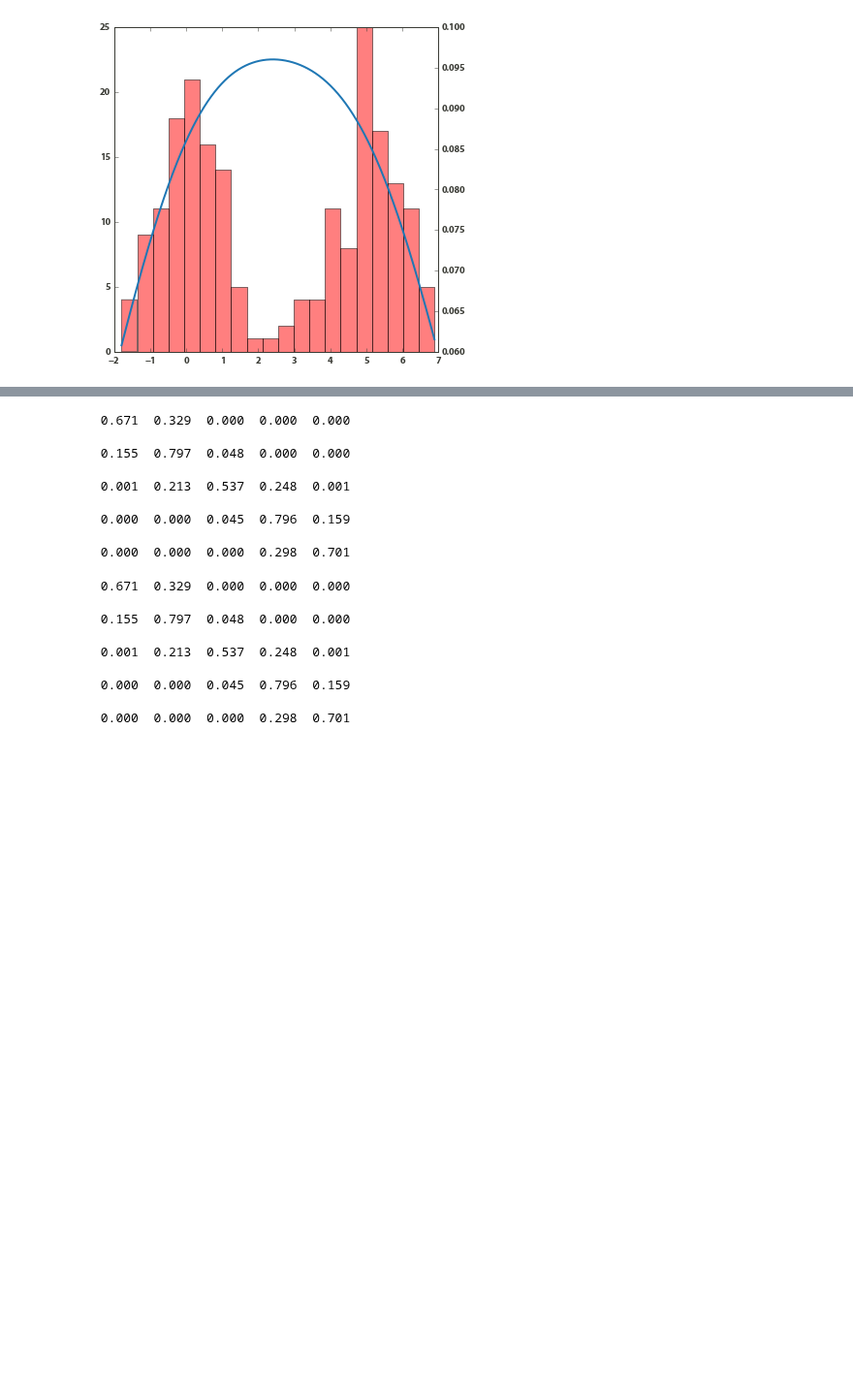
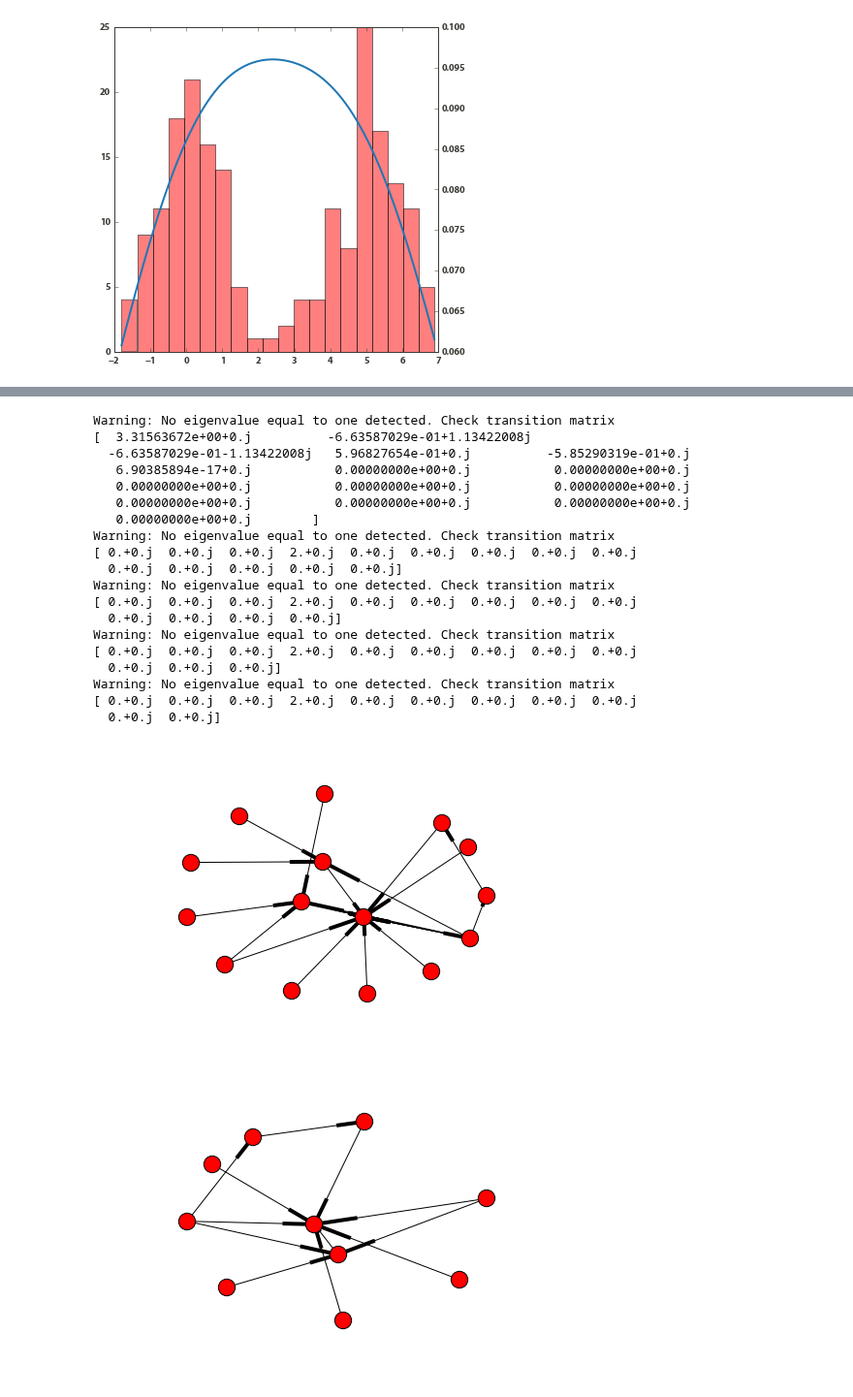
Before and after one commit to williamgilpin/netsim, a Jupyter notebook: simple_models.ipynb, the cells around one changed output, grey strips where cells are left out. Shown at 97% size. Cells and saved outputs as stored; diff of their text form; code cells hidden in the pictures; blank space fills up the shorter version.

```diff
--- a/simple_models.ipynb
+++ b/simple_models.ipynb
@@ -580,28 +517,41 @@ Warning: No eigenvalue equal to one detected. Check transition matrix
-# %%
-matprint(renorm(tmat))
-# %% [output]
- 0.671  0.329  0.000  0.000  0.000
-
- 0.155  0.797  0.048  0.000  0.000
-
- 0.001  0.213  0.537  0.248  0.001
-
- 0.000  0.000  0.045  0.796  0.159
-
- 0.000  0.000  0.000  0.298  0.701
-# %%
-tmat2 = copy(tmat)
-for ii in range(5):
-    tmat2 = merge_states(tmat2,(ii,ii+1))
-
-matprint(tmat2)
-# %% [output]
- 0.671  0.329  0.000  0.000  0.000
-
- 0.155  0.797  0.048  0.000  0.000
-
- 0.001  0.213  0.537  0.248  0.001
-
- 0.000  0.000  0.045  0.796  0.159
-
- 0.000  0.000  0.000  0.298  0.701
+# %%
+import networkx as nx
+
+figure()
+G=nx.scale_free_graph(15)
+pos=nx.spring_layout(G)
+nx.draw(G,pos)
+adj = nx.adjacency_matrix(G)
+adj = adj.toarray()
+
+
+figure()
+new_adj = adj
+for ii in range(5):
+    to_merge = unravel_index(nanmax(new_adj), new_adj.shape)
+    new_adj = merge_states(new_adj, to_merge)
+G3=nx.from_numpy_matrix(new_adj,create_using=nx.MultiDiGraph())
+pos=nx.spring_layout(G3)
+nx.draw(G3,pos)
+# %% [output]
+Warning: No eigenvalue equal to one detected. Check transition matrix
+[  3.31563672e+00+0.j          -6.63587029e-01+1.13422008j
+  -6.63587029e-01-1.13422008j   5.96827654e-01+0.j          -5.85290319e-01+0.j
+   6.90385894e-17+0.j           0.00000000e+00+0.j           0.00000000e+00+0.j
+   0.00000000e+00+0.j           0.00000000e+00+0.j           0.00000000e+00+0.j
+   0.00000000e+00+0.j           0.00000000e+00+0.j           0.00000000e+00+0.j
+   0.00000000e+00+0.j        ]
+Warning: No eigenvalue equal to one detected. Check transition matrix
+[ 0.+0.j  0.+0.j  0.+0.j  2.+0.j  0.+0.j  0.+0.j  0.+0.j  0.+0.j  0.+0.j
+  0.+0.j  0.+0.j  0.+0.j  0.+0.j  0.+0.j]
+Warning: No eigenvalue equal to one detected. Check transition matrix
+[ 0.+0.j  0.+0.j  0.+0.j  2.+0.j  0.+0.j  0.+0.j  0.+0.j  0.+0.j  0.+0.j
+  0.+0.j  0.+0.j  0.+0.j  0.+0.j]
+Warning: No eigenvalue equal to one detected. Check transition matrix
+[ 0.+0.j  0.+0.j  0.+0.j  2.+0.j  0.+0.j  0.+0.j  0.+0.j  0.+0.j  0.+0.j
+  0.+0.j  0.+0.j  0.+0.j]
+Warning: No eigenvalue equal to one detected. Check transition matrix
+[ 0.+0.j  0.+0.j  0.+0.j  2.+0.j  0.+0.j  0.+0.j  0.+0.j  0.+0.j  0.+0.j
+  0.+0.j  0.+0.j]
+[figure, added]
+[figure, added]
```
Also changed, not shown: parts of 13 cells of this notebook, 2 other files.
